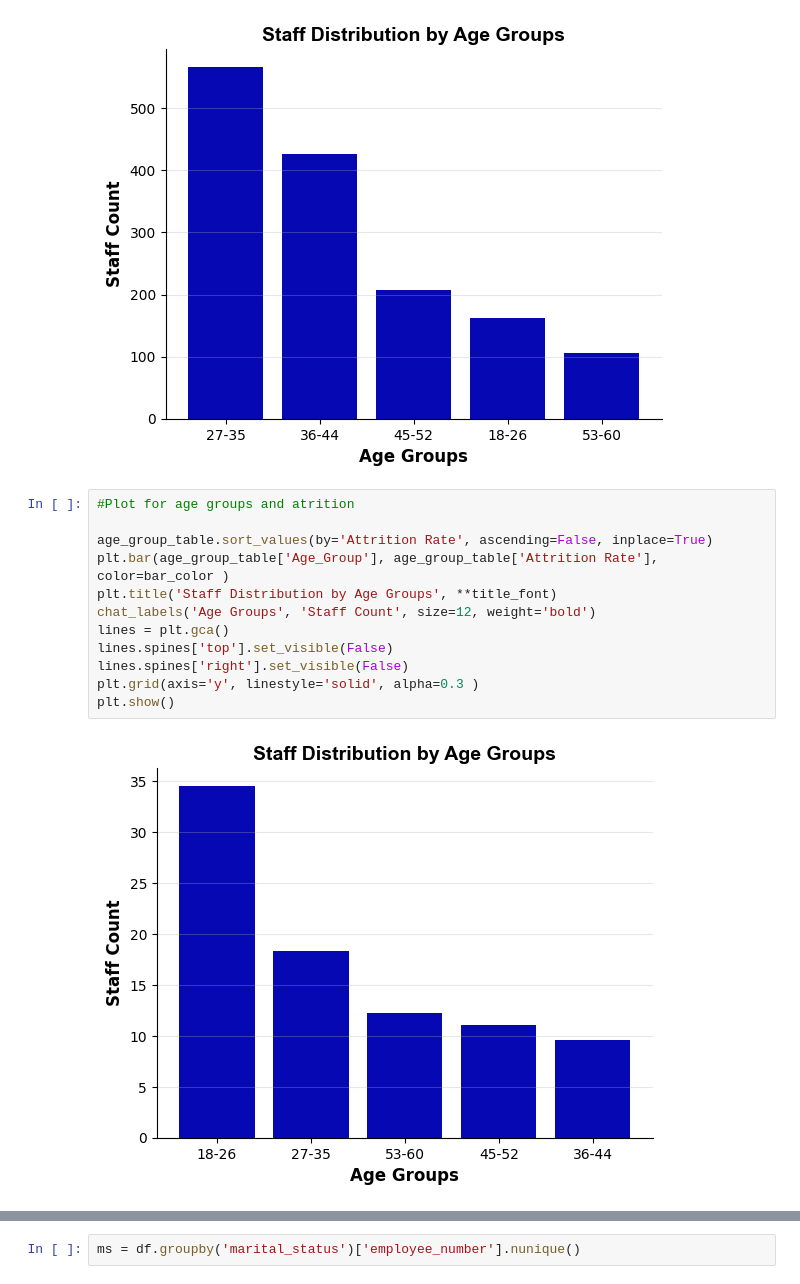
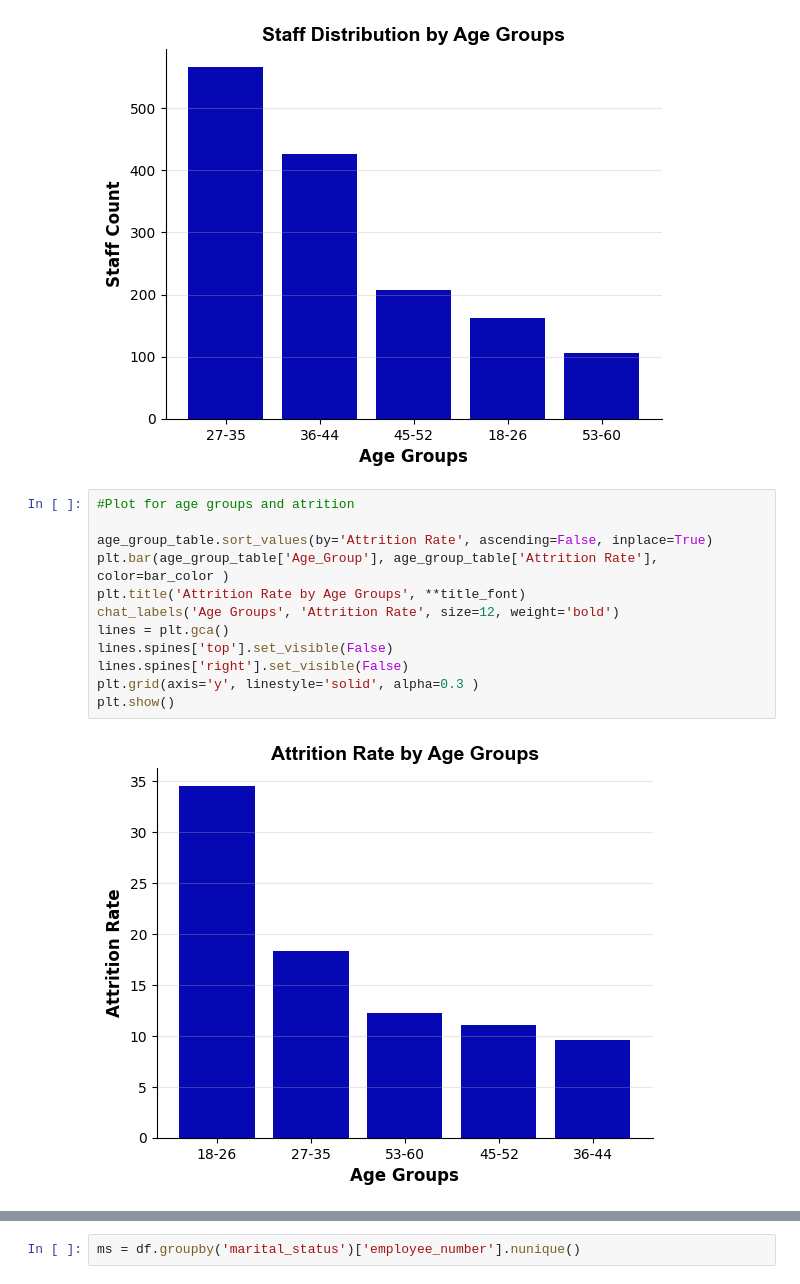
Before and after one commit to iamdrmeka/HR_Attrition_Analysis, a Jupyter notebook: hr_attrition.ipynb, the cells around one changed output, grey strips where cells are left out. Saved outputs shown, nothing was run; the diff lists cells and outputs as text.

```diff
--- a/hr_attrition.ipynb
+++ b/hr_attrition.ipynb
@@ -420,17 +437,17 @@ plt.show()
 # %%
 #Plot for age groups and atrition
 
 age_group_table.sort_values(by='Attrition Rate', ascending=False, inplace=True)
 plt.bar(age_group_table['Age_Group'], age_group_table['Attrition Rate'], color=bar_color )
-plt.title('Staff Distribution by Age Groups', **title_font)
-chat_labels('Age Groups', 'Staff Count', size=12, weight='bold')
+plt.title('Attrition Rate by Age Groups', **title_font)
+chat_labels('Age Groups', 'Attrition Rate', size=12, weight='bold')
 lines = plt.gca()
 lines.spines['top'].set_visible(False)
 lines.spines['right'].set_visible(False)
 plt.grid(axis='y', linestyle='solid', alpha=0.3 )
 plt.show()
 # %% [output]
-[figure, old version]
+[figure, new version]
 # %%
 job_satisfaction = df.groupby('age_group')['job_satisfaction'].mean()
 job_satisfaction = job_satisfaction.reset_index()
```
Also changed, not shown: parts of 35 cells of this notebook, 33 other files.
